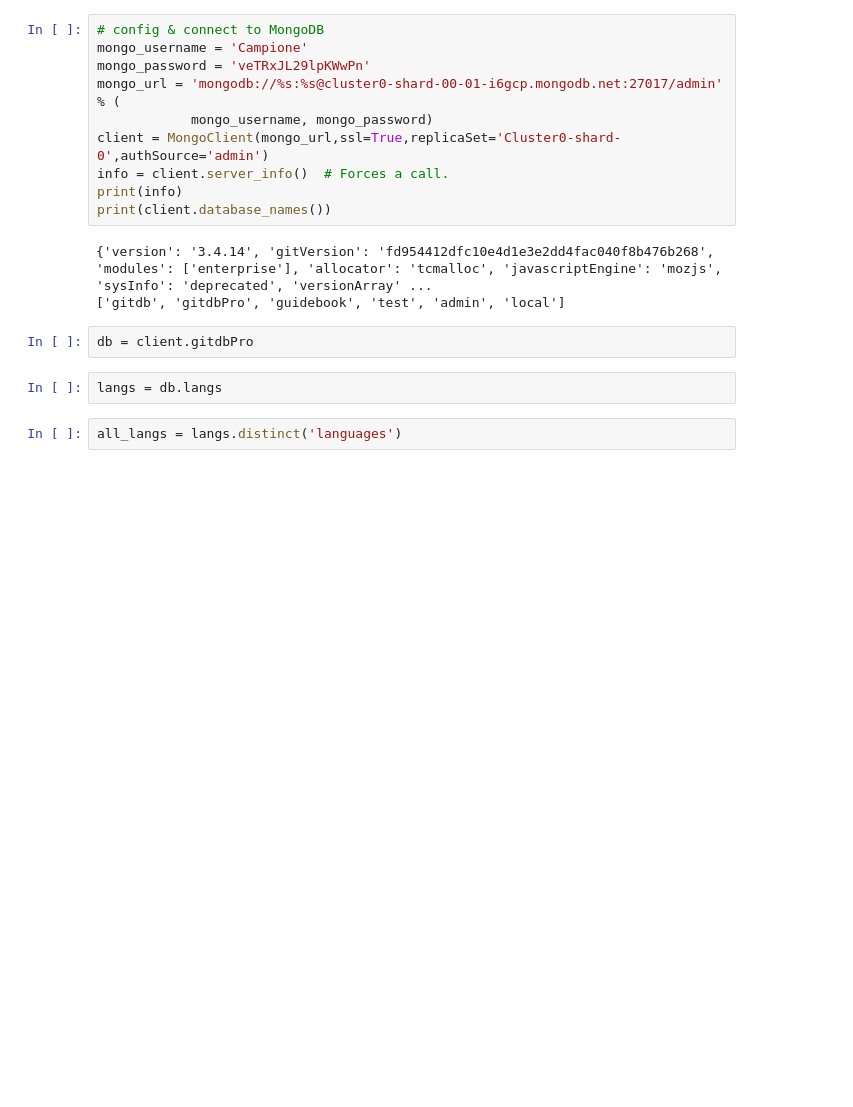
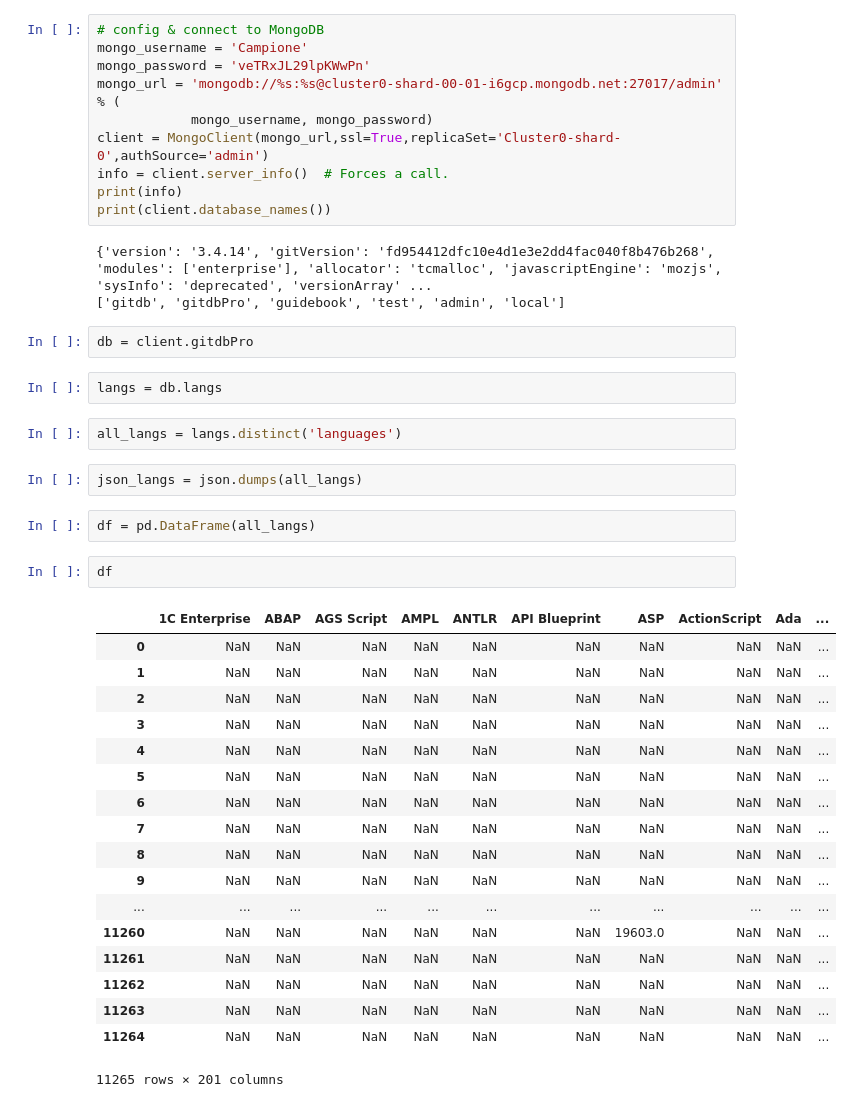
Before and after one commit to wxhan0128/GitHub-Data-Analysis, a Jupyter notebook: languages.ipynb, the cells around one changed output. Cells and saved outputs as stored; diff of their text form; blank space fills up the shorter version.

```diff
--- a/languages.ipynb
+++ b/languages.ipynb
@@ -23,3 +27,28 @@ db = client.gitdbPro
 langs = db.langs
 # %%
 all_langs = langs.distinct('languages')
+# %%
+json_langs = json.dumps(all_langs)
+# %%
+df = pd.DataFrame(all_langs)
+# %%
+df
+# %% [output]
+|  | 1C Enterprise | ABAP | AGS Script | AMPL | ANTLR | API Blueprint | ASP | ActionScript | Ada | ... |
+| 0 | NaN | NaN | NaN | NaN | NaN | NaN | NaN | NaN | NaN | ... |
+| 1 | NaN | NaN | NaN | NaN | NaN | NaN | NaN | NaN | NaN | ... |
+| 2 | NaN | NaN | NaN | NaN | NaN | NaN | NaN | NaN | NaN | ... |
+| 3 | NaN | NaN | NaN | NaN | NaN | NaN | NaN | NaN | NaN | ... |
+| 4 | NaN | NaN | NaN | NaN | NaN | NaN | NaN | NaN | NaN | ... |
+| 5 | NaN | NaN | NaN | NaN | NaN | NaN | NaN | NaN | NaN | ... |
+| 6 | NaN | NaN | NaN | NaN | NaN | NaN | NaN | NaN | NaN | ... |
+| 7 | NaN | NaN | NaN | NaN | NaN | NaN | NaN | NaN | NaN | ... |
+| 8 | NaN | NaN | NaN | NaN | NaN | NaN | NaN | NaN | NaN | ... |
+| 9 | NaN | NaN | NaN | NaN | NaN | NaN | NaN | NaN | NaN | ... |
+| ... | ... | ... | ... | ... | ... | ... | ... | ... | ... | ... |
+| 11260 | NaN | NaN | NaN | NaN | NaN | NaN | 19603.0 | NaN | NaN | ... |
+| 11261 | NaN | NaN | NaN | NaN | NaN | NaN | NaN | NaN | NaN | ... |
+| 11262 | NaN | NaN | NaN | NaN | NaN | NaN | NaN | NaN | NaN | ... |
+| 11263 | NaN | NaN | NaN | NaN | NaN | NaN | NaN | NaN | NaN | ... |
+| 11264 | NaN | NaN | NaN | NaN | NaN | NaN | NaN | NaN | NaN | ... |
+11265 rows × 201 columns
```
Also changed, not shown: parts of 10 cells of this notebook.
